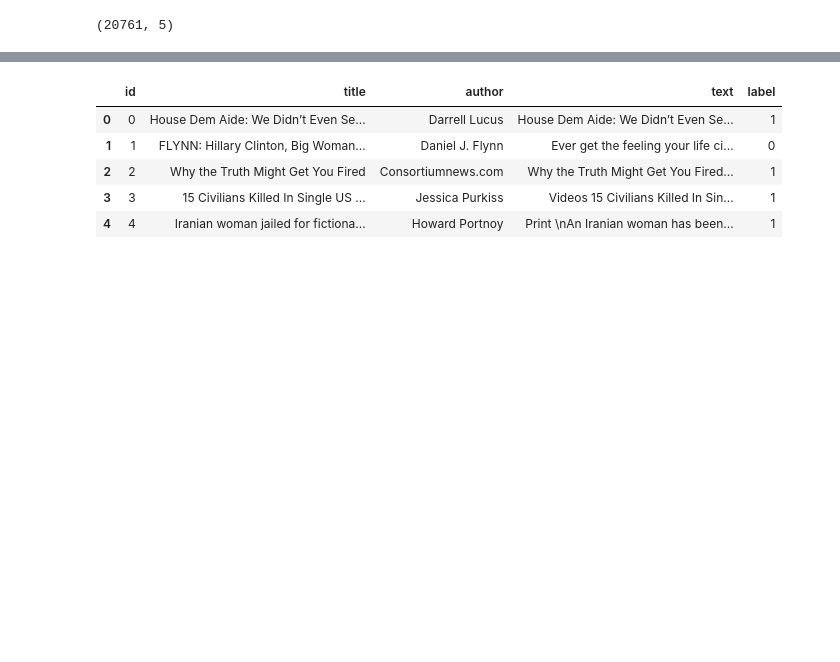
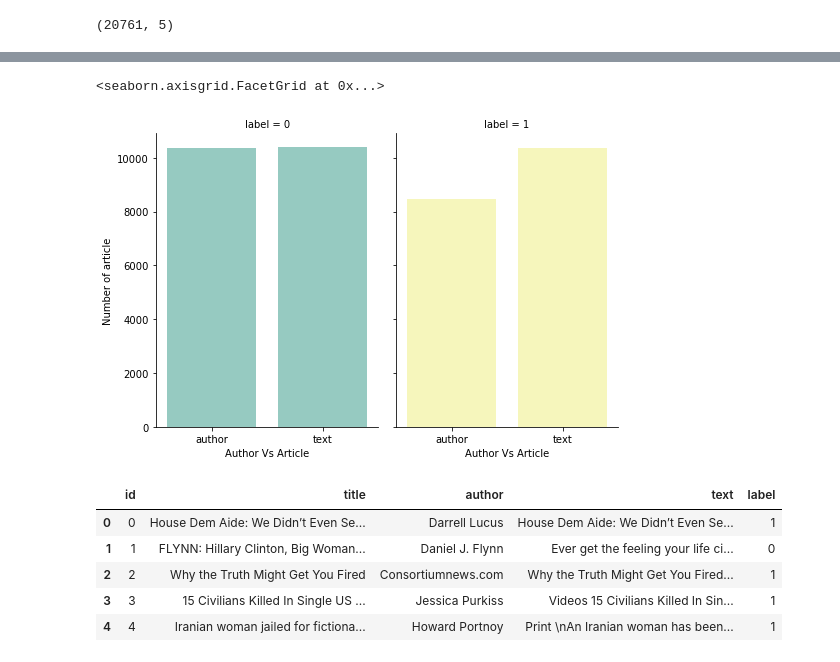
Before and after one commit to gtg269c/mlnd_capstone_fakenews1, a Jupyter notebook: FakeNews_set1_clean_token_embed_LSTM_2.ipynb, the cells around one changed output, grey strips where cells are left out. Drawn from its saved outputs; the diff is of its cells as text; code cells hidden in the pictures; blank space fills up the shorter version.

Commit message:
Improved exploratory analysis visualization for the project.

```diff
--- a/FakeNews_set1_clean_token_embed_LSTM_2.ipynb
+++ b/FakeNews_set1_clean_token_embed_LSTM_2.ipynb
@@ -112,0 +110,11 @@ train_all_df[['author','label','text']].groupby(['label']).count().plot.bar(font
+# %%
+## summary of article labels by author and text
+#article_type_count = train_all_df[['author','label','text']].groupby(['label']).count().plot.bar(fontsize=20,figsize=(18, 9))
+
+article_type_count = train_all_df[['author','label','text']].groupby(['label']).count()
+article_type_count.reset_index(level=0, inplace=True)
+
+## melt dataframe
+melted = pd.melt(article_type_count,id_vars='label')
+
+melted
@@ -113,3 +127,13 @@ train_all_df[['author','label','text']].groupby(['label']).count().plot.bar(font
+# %%
+## plot barplot with seaborn
+
+
+g = sns.FacetGrid(melted, col="label",hue="label",palette="Set3",size=5, aspect=0.75)
+g.map(sns.barplot,'variable','value')\
+.set_axis_labels("Author Vs Article", "Number of article")
+# %% [output]
+<seaborn.axisgrid.FacetGrid at 0x...>
+[figure, added]
 # %%
 train_all_df.head()
 # %% [output]
```
Also changed, not shown: parts of 6 cells of this notebook, 1 other file.
